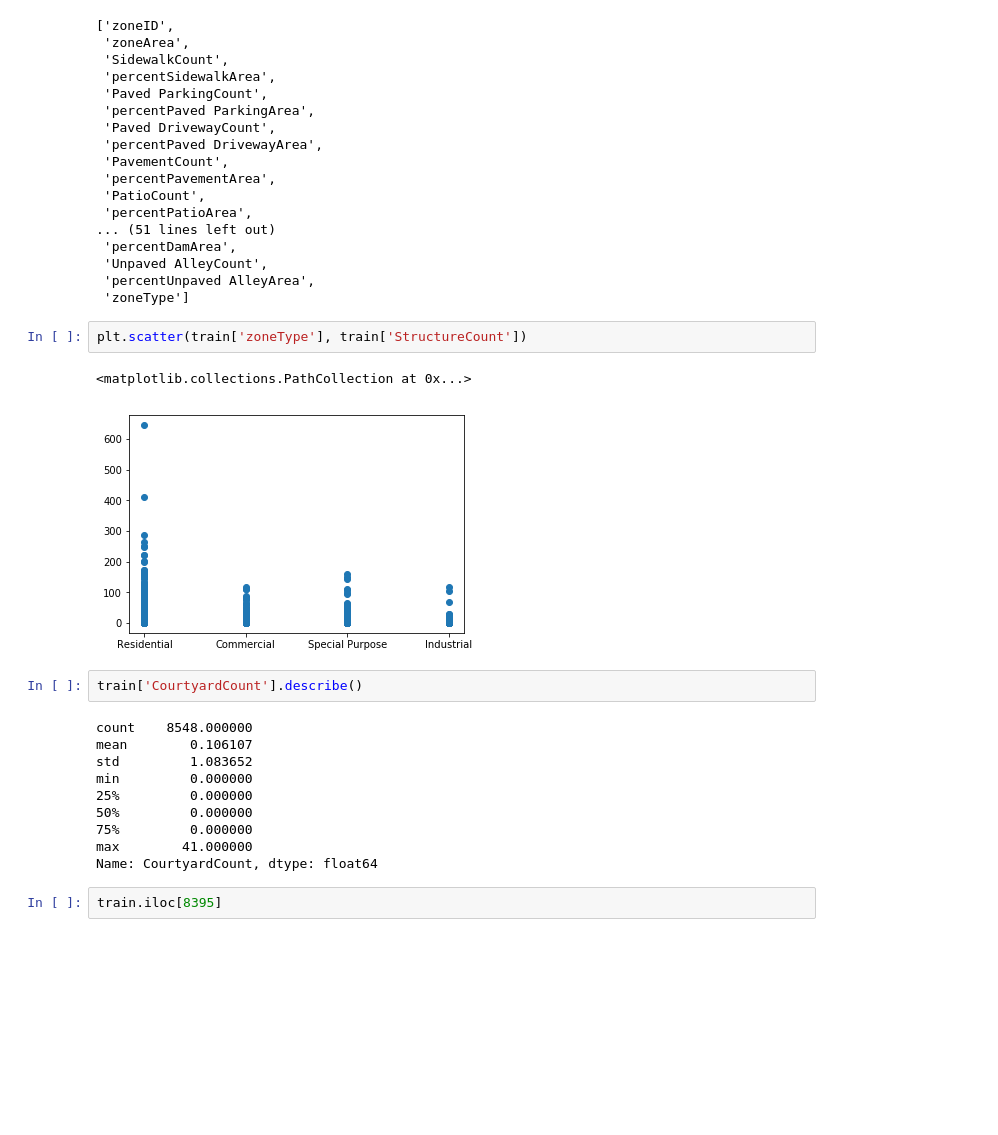
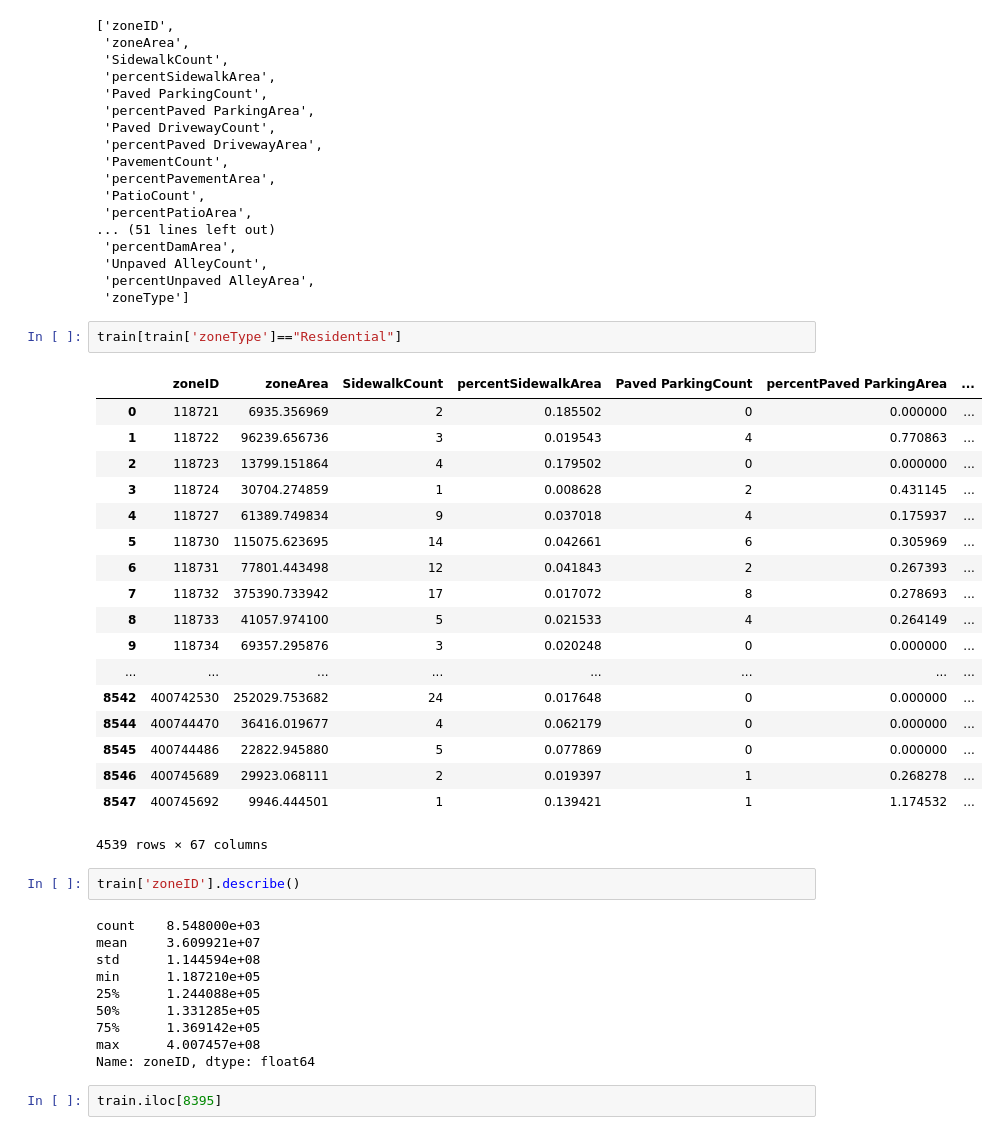
Before and after one commit to ledanieln/CoA-Zone-Prediction, a Jupyter notebook: notebooks/Data Exploration.ipynb, the cells around one changed output. Saved outputs shown, nothing was run; the diff lists cells and outputs as text; blank space fills up the shorter version.

```diff
--- a/notebooks/Data Exploration.ipynb
+++ b/notebooks/Data Exploration.ipynb
@@ -22,23 +22,39 @@ list(train)
  'Unpaved AlleyCount',
  'percentUnpaved AlleyArea',
  'zoneType']
-# %%
-plt.scatter(train['zoneType'], train['StructureCount'])
-# %% [output]
-<matplotlib.collections.PathCollection at 0x...>
-[figure, removed]
+# %%
+train[train['zoneType']=="Residential"]
+# %% [output]
+|  | zoneID | zoneArea | SidewalkCount | percentSidewalkArea | Paved ParkingCount | percentPaved ParkingArea | ... |
+| 0 | 118721 | 6935.356969 | 2 | 0.185502 | 0 | 0.000000 | ... |
+| 1 | 118722 | 96239.656736 | 3 | 0.019543 | 4 | 0.770863 | ... |
+| 2 | 118723 | 13799.151864 | 4 | 0.179502 | 0 | 0.000000 | ... |
+| 3 | 118724 | 30704.274859 | 1 | 0.008628 | 2 | 0.431145 | ... |
+| 4 | 118727 | 61389.749834 | 9 | 0.037018 | 4 | 0.175937 | ... |
+| 5 | 118730 | 115075.623695 | 14 | 0.042661 | 6 | 0.305969 | ... |
+| 6 | 118731 | 77801.443498 | 12 | 0.041843 | 2 | 0.267393 | ... |
+| 7 | 118732 | 375390.733942 | 17 | 0.017072 | 8 | 0.278693 | ... |
+| 8 | 118733 | 41057.974100 | 5 | 0.021533 | 4 | 0.264149 | ... |
+| 9 | 118734 | 69357.295876 | 3 | 0.020248 | 0 | 0.000000 | ... |
+| ... | ... | ... | ... | ... | ... | ... | ... |
+| 8542 | 400742530 | 252029.753682 | 24 | 0.017648 | 0 | 0.000000 | ... |
+| 8544 | 400744470 | 36416.019677 | 4 | 0.062179 | 0 | 0.000000 | ... |
+| 8545 | 400744486 | 22822.945880 | 5 | 0.077869 | 0 | 0.000000 | ... |
+| 8546 | 400745689 | 29923.068111 | 2 | 0.019397 | 1 | 0.268278 | ... |
+| 8547 | 400745692 | 9946.444501 | 1 | 0.139421 | 1 | 1.174532 | ... |
+4539 rows × 67 columns
 # %%
-train['CourtyardCount'].describe()
+train['zoneID'].describe()
 # %% [output]
-count    8548.000000
-mean        0.106107
-std         1.083652
-min         0.000000
-25%         0.000000
-50%         0.000000
-75%         0.000000
-max        41.000000
-Name: CourtyardCount, dtype: float64
+count    8.548000e+03
+mean     3.609921e+07
+std      1.144594e+08
+min      1.187210e+05
+25%      1.244088e+05
+50%      1.331285e+05
+75%      1.369142e+05
+max      4.007457e+08
+Name: zoneID, dtype: float64
 # %%
 train.iloc[8395]
 # %% [output]
```
Also changed, not shown: 22 other files.
